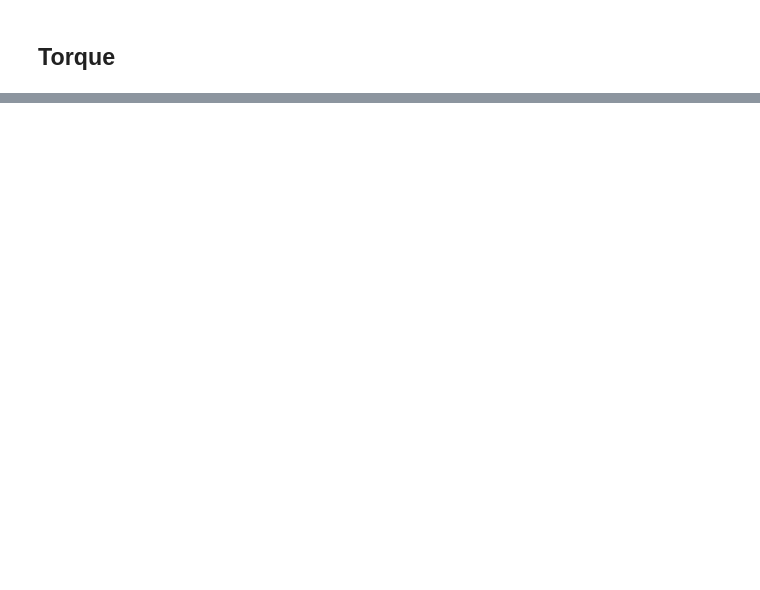
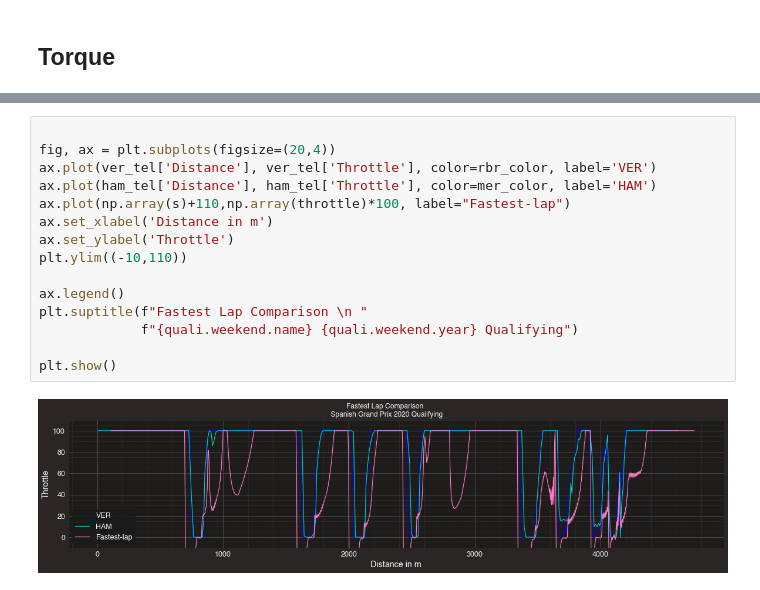
Before and after one commit to juanmanzanero/fastest-lap, a Jupyter notebook: examples/python/f1/optimal-laptime-poly/Optimal_laptime.ipynb, the cells around one changed output, grey strips where cells are left out. Saved outputs shown, nothing was run; the diff lists cells and outputs as text; blank space fills up the shorter version.

```diff
--- a/examples/python/f1/optimal-laptime-poly/Optimal_laptime.ipynb
+++ b/examples/python/f1/optimal-laptime-poly/Optimal_laptime.ipynb
@@ -124,0 +129,17 @@ plt.show()
+# %%
+
+fig, ax = plt.subplots(figsize=(20,4))
+ax.plot(ver_tel['Distance'], ver_tel['Throttle'], color=rbr_color, label='VER')
+ax.plot(ham_tel['Distance'], ham_tel['Throttle'], color=mer_color, label='HAM')
+ax.plot(np.array(s)+110,np.array(throttle)*100, label="Fastest-lap")
+ax.set_xlabel('Distance in m')
+ax.set_ylabel('Throttle')
+plt.ylim((-10,110))
+
+ax.legend()
+plt.suptitle(f"Fastest Lap Comparison \n "
+             f"{quali.weekend.name} {quali.weekend.year} Qualifying")
+
+plt.show()
+# %% [output]
+[figure, added]
```
Also changed, not shown: parts of 9 cells of this notebook, 17 other files.
